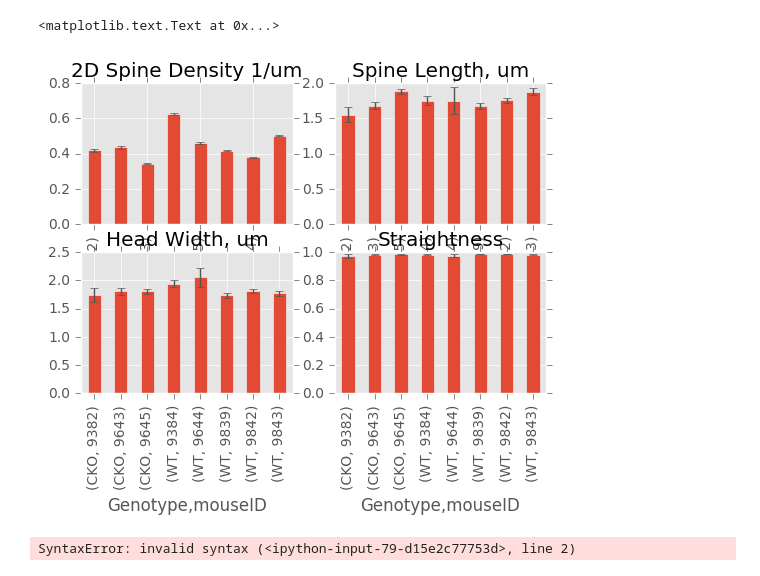
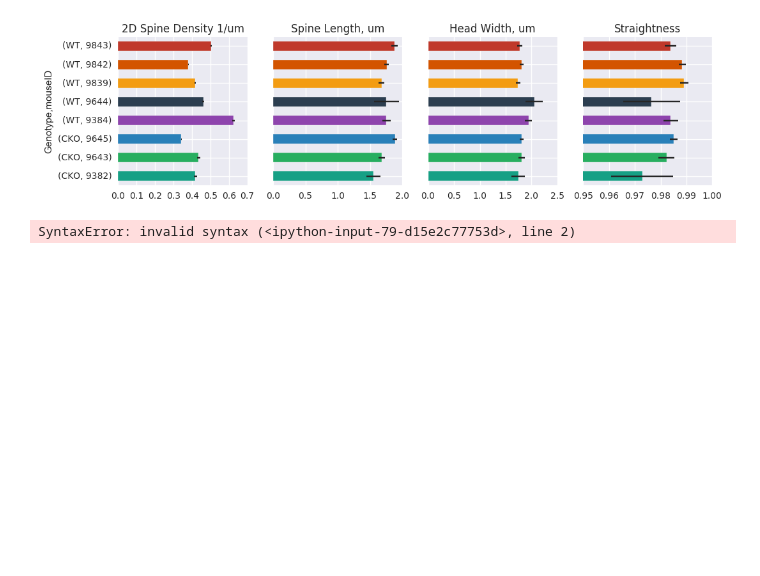
Before and after one commit to nikiluk/signalife-moo-spine-analysis, a Jupyter notebook: stats.ipynb, the cells around one changed output. Cells and saved outputs as stored; diff of their text form; code cells hidden in the pictures; blank space fills up the shorter version.

Commit message:
flatui pallette

```diff
--- a/stats.ipynb
+++ b/stats.ipynb
@@ -29,51 +29,57 @@ mergedSpineDFMetaCompleteID.to_excel('output/mergedSpineDFMetaCompleteID.xlsx','
 # %%
 #create pivot table with grouping by MouseID for each measurement
 import numpy as np
+
+
 err = lambda x: (x.std() / x.mean())
 sem = lambda x: (x.std() / np.sqrt(x.count()))
 N = mergedSpineDFMetaCompleteID[mergedSpineDFMetaCompleteID['oddType'] == 'Normal']
 C = mergedSpineDFMetaCompleteID
 
 Napical = N[(N.dendriteType=="apical")&(N.pyramidalLayer=="l5")].groupby(['Genotype','mouseID'], sort=True)
 CaSD = C[(C.dendriteType=="apical")&(C.pyramidalLayer=="l5")].groupby(['Genotype','mouseID'], sort=True)['2D Spine Density 1/um']
 NaSL = Napical["Spine Length, um"]
 NaHW = Napical["Head Width, um"]
 NaST = Napical["Straightness"]
+
+#defining 10-color pallette using http://flatui.com/flat-ui-color-palette/
+import seaborn as sns
+#light
+flatui_l = ["#1abc9c", "#2ecc71", "#3498db", "#9b59b6", "#34495e", "#f1c40f", "#e67e22", "#e74c3c", "#ecf0f1", "#95a5a6"]
+#dark
+flatui_d = ["#16a085", "#27ae60", "#2980b9", "#8e44ad", "#2c3e50", "#f39c12", "#d35400", "#c0392b", "#bdc3c7", "#7f8c8d"]
+color8 = sns.color_palette(flatui_d,8)
 
 # ComparisonApicalL5['mean'] = ApicalL5['Spine Length, um'].mean()
 # ComparisonApicalL5['std'] = ApicalL5['Spine Length, um'].std()
 # ComparisonApicalL5['err'] = ApicalL5['Spine Length, um'].apply(err)
 # ComparisonApicalL5['count'] = ApicalL5['Spine Length, um'].count()
 
 # CKOa_sl=mergedSpineDFMetaNormalApical[mergedSpineDFMetaNormalApical.Genotype=="CKO"]["Spine Length, um"]
 # WTa_sl=mergedSpineDFMetaNormalApical[mergedSpineDFMetaNormalApical.Genotype=="WT"]["Spine Length, um"]
 # CKOa_hw=mergedSpineDFMetaNormalApical[mergedSpineDFMetaNormalApical.Genotype=="CKO"]["Head Width, um"]
 # WTa_hw=mergedSpineDFMetaNormalApical[mergedSpineDFMetaNormalApical.Genotype=="WT"]["Head Width, um"]
 # CKOa_st=mergedSpineDFMetaNormalApical[mergedSpineDFMetaNormalApical.Genotype=="CKO"]["Straightness"]
 # WTa_st=mergedSpineDFMetaNormalApical[mergedSpineDFMetaNormalApical.Genotype=="WT"]["Straightness"]
 
 #ApicalL5['Spine Length, um'].plot.hist(stacked=False, bins=30)
-fig, axes = plt.subplots(nrows=2, ncols=2)
+fig, axes = plt.subplots(nrows=1, ncols=4, sharey=True, figsize=(12, 3))
 
-ax = plt.subplot(2,2,1)
-ax = CaSD.mean().plot.bar(yerr=CaSD.apply(sem))
+ax = CaSD.mean().plot.barh(xerr=CaSD.apply(sem), color=color8, ax = axes[0])
 ax.set_title('2D Spine Density 1/um')
-# With 4 subplots, reduce the number of axis ticks to avoid crowding.
-ax.locator_params(nbins=4)
-ax = plt.subplot(2,2,2)
-ax = NaSL.mean().plot.bar(yerr=NaSL.apply(sem))
+
+ax = NaSL.mean().plot.barh(xerr=NaSL.apply(sem), color=color8, ax = axes[1])
 ax.set_title("Spine Length, um")
 
-ax = plt.subplot(2,2,3)
-ax = NaHW.mean().plot.bar(yerr=NaHW.apply(sem))
+ax = NaHW.mean().plot.barh(xerr=NaHW.apply(sem), color=color8, ax = axes[2])
 ax.set_title("Head Width, um")
 
-ax = plt.subplot(2,2,4)
-ax = NaST.mean().plot.bar(yerr=NaST.apply(sem))
+ax = NaST.mean().plot.barh(xerr=NaST.apply(sem), color=color8, ax = axes[3])
+ax.set_xlim([0.95,1])
 ax.set_title("Straightness")
+plt.savefig('mouseID-stats.png')
 # %% [output]
-<matplotlib.text.Text at 0x...>
-[figure, old version]
+[figure, new version]
 # %%
 blabla = mergedSpineDFMetaCompleteID[(mergedSpineDFMetaCompleteID.dendriteType=="apical")&(mergedSpineDFMetaCompleteID.pyramidalLayer=="l5")]
 blabla = blabla[blabla["mouseID"]="9384"]["Spine Length, um","Head Width, um"]
```
